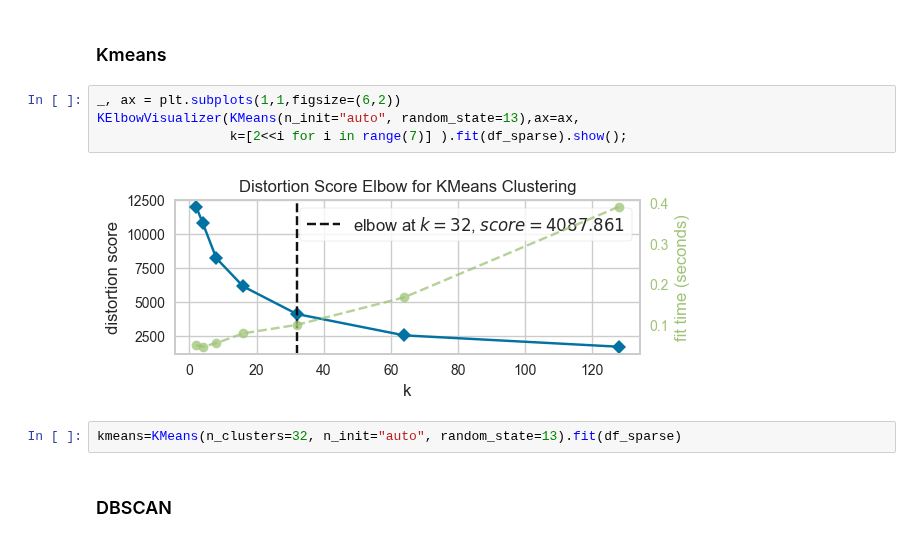
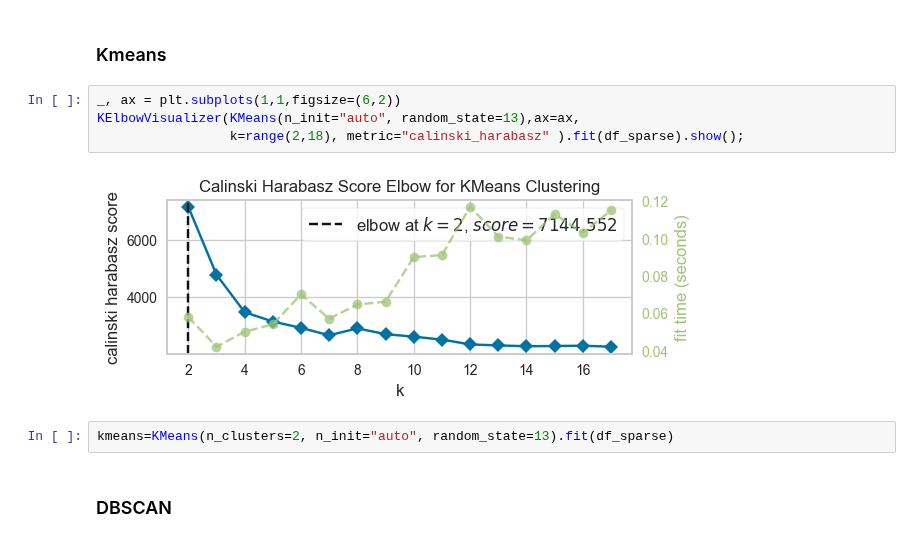
Before and after one commit to joelpoliveira/DataMiningCourse, a Jupyter notebook: Projeto/HA_3/Untitled.ipynb, the cells around one changed output. Saved outputs shown, nothing was run; the diff lists cells and outputs as text.

```diff
--- a/Projeto/HA_3/Untitled.ipynb
+++ b/Projeto/HA_3/Untitled.ipynb
@@ -186,11 +187,11 @@ ward_labels = cut_tree(tree_results, height=40).ravel()
 # %%
 _, ax = plt.subplots(1,1,figsize=(6,2))
 KElbowVisualizer(KMeans(n_init="auto", random_state=13),ax=ax,
-                 k=[2<<i for i in range(7)] ).fit(df_sparse).show();
+                 k=range(2,18), metric="calinski_harabasz" ).fit(df_sparse).show();
 # %% [output]
-[figure, old version]
+[figure, new version]
 # %%
-kmeans=KMeans(n_clusters=32, n_init="auto", random_state=13).fit(df_sparse)
+kmeans=KMeans(n_clusters=2, n_init="auto", random_state=13).fit(df_sparse)
 # %% [markdown]
 ### DBSCAN
 # %%
```
Also changed, not shown: parts of 15 cells of this notebook.
